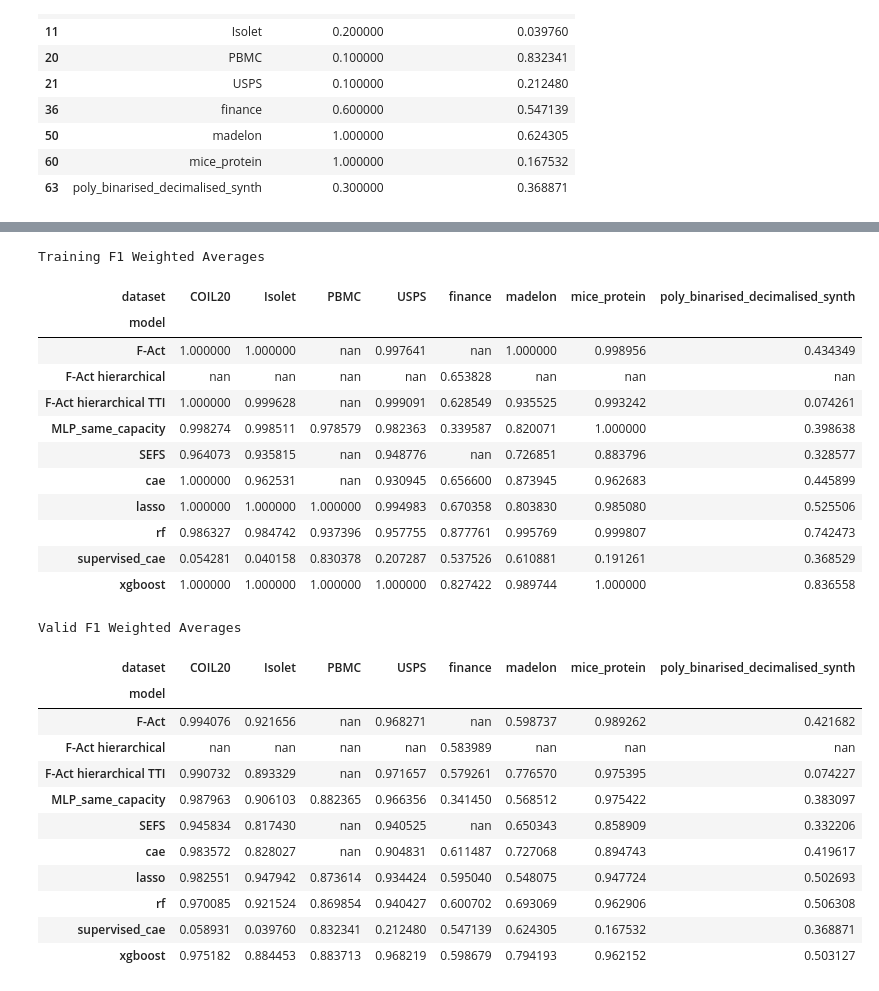
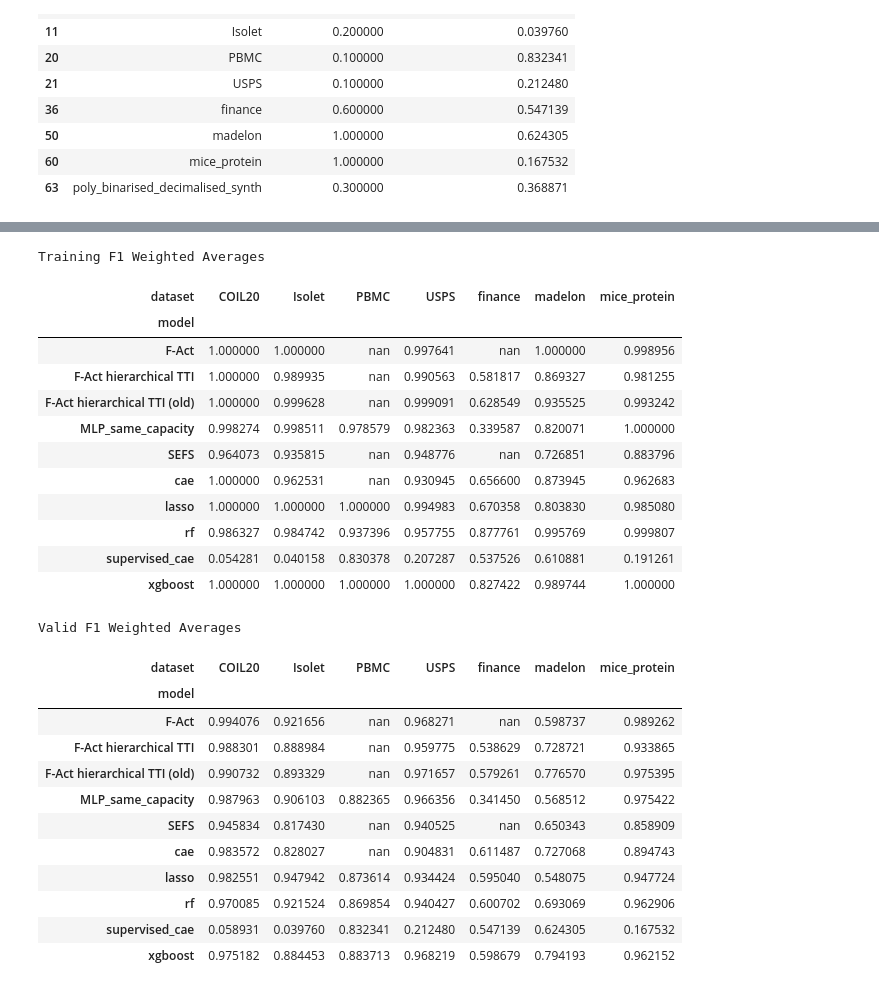
Before and after one commit to evanrex/feature-wise-active-adaptation, a Jupyter notebook: compute_results/compare_all_models.ipynb, the cells around one changed output, grey strips where cells are left out. Saved outputs shown, nothing was run; the diff lists cells and outputs as text; code cells hidden in the pictures.

```diff
--- a/compute_results/compare_all_models.ipynb
+++ b/compute_results/compare_all_models.ipynb
@@ -7,15 +7,15 @@ entity = "evangeorgerex"
 project = "fwal"
 
 sweep_ids = [
-    # FWAL models
+    # # FWAL models
     "ho0m3j5w", # FWAL
-    # "iw8hr7oj", # FWAl hierarchical
-    # "ryhck7mh", # FWAl hierarchical sigmoid
-    # "bwhcxdf3", # FWAL hierarchical shared
-    # "54j0jkpy", # FWAL hierarchical shared sigmoid loss
-    # "9npryg91", # FWAL hierarchical TTI loss
+    # # "iw8hr7oj", # FWAl hierarchical
+    # # "ryhck7mh", # FWAl hierarchical sigmoid
+    # # "bwhcxdf3", # FWAL hierarchical shared
+    # # "54j0jkpy", # FWAL hierarchical shared sigmoid loss
+    # # "9npryg91", # FWAL hierarchical TTI loss
     "x9s9n05b", # FWAL hierarchical TTI loss L1 ablation
-    # "7i2o46ri", # FWAL hierarchical TTI loss L1 ablation (updated TTI loss, still running)
+    "7i2o46ri", # FWAL hierarchical TTI loss L1 ablation (updated TTI loss, still running)
 
     # Baselines
     "zkvbu18r", # lasso baseline
@@ -35,7 +35,9 @@ sweep_ids = [
     "4upk4xrk", # RF finance
     "2bqm9fb6", # MLP finance
     "xpxe64ee", # LASSO finance
+
     # "91aly80j", # FWAL finance
+
     "jqulrkke", # cae finance
     # PBMC
     "vle39arl", # supervised cae
@@ -106,7 +108,9 @@ def fetch_runs(entity, project, sweep_ids):
                             model_name = "F-Act hierarchical shared"
                             if run.config.get("sigmoid_loss", False):
                                 model_name = "F-Act hierarchical shared L_sig"
-                    if sweep_id in ["9npryg91", "x9s9n05b"]:
+                    if sweep_id == "x9s9n05b":
+                        model_name = "F-Act hierarchical TTI (old)"
+                    if sweep_id in ["9npryg91", "7i2o46ri"]:
                         model_name = "F-Act hierarchical TTI"
                 run_data = {
                     "model": model_name,  # Assuming model name is stored in 'model_name'
@@ -128,6 +132,8 @@ def fetch_runs(entity, project, sweep_ids):
                     run_data["CAE_neurons_ratio"] = run.config.get("CAE_neurons_ratio")
                 elif model_name == "F-Act hierarchical TTI":
                     run_data["sparsity_regularizer_hyperparam"] = run.config.get("sparsity_regularizer_hyperparam")
+                elif model_name == "F-Act hierarchical TTI (old)":
+                    run_data["sparsity_regularizer_hyperparam"] = run.config.get("sparsity_regularizer_hyperparam")
 
 
                 runs_data.append(run_data)
@@ -138,7 +144,7 @@ def process_runs_data(runs_data):
     df = pd.DataFrame(runs_data)
 
     # Handling models with hyperparameter sweeps separately
-    models_with_hyperparams = ['lasso', 'rf', 'cae', 'supervised_cae', 'F-Act hierarchical TTI']
+    models_with_hyperparams = ['lasso', 'rf', 'cae', 'supervised_cae', 'F-Act hierarchical TTI', 'F-Act hierarchical TTI (old)']
     best_hyperparams = {}
 
     for model in models_with_hyperparams:
@@ -152,6 +158,8 @@ def process_runs_data(runs_data):
         elif model in ['cae', 'supervised_cae']:
             best_combinations = model_df.groupby(['dataset', 'CAE_neurons_ratio'])['bestmodel_valid/F1_weighted'].mean().reset_index()
         elif model == 'F-Act hierarchical TTI':
+            best_combinations = model_df.groupby(['dataset', 'sparsity_regularizer_hyperparam'])['bestmodel_valid/F1_weighted'].mean().reset_index()
+        elif model == 'F-Act hierarchical TTI (old)': # Same as above, but for the old TTI loss
             best_combinations = model_df.groupby(['dataset', 'sparsity_regularizer_hyperparam'])['bestmodel_valid/F1_weighted'].mean().reset_index()
 
         # Identify the best hyperparameters for each dataset
@@ -170,6 +178,8 @@ def process_runs_data(runs_data):
             df = df[~((df['model'] == 'supervised_cae') & ~df[['dataset', 'CAE_neurons_ratio']].apply(tuple, 1).isin(best_combinations[['dataset', 'CAE_neurons_ratio']].apply(tuple, 1)))]
         elif model == 'F-Act hierarchical TTI':
             df = df[~((df['model'] == 'F-Act hierarchical TTI') & ~df[['dataset', 'sparsity_regularizer_hyperparam']].apply(tuple, 1).isin(best_combinations[['dataset', 'sparsity_regularizer_hyperparam']].apply(tuple, 1)))]
+        elif model == 'F-Act hierarchical TTI (old)':
+            df = df[~((df['model'] == 'F-Act hierarchical TTI (old)') & ~df[['dataset', 'sparsity_regularizer_hyperparam']].apply(tuple, 1).isin(best_combinations[['dataset', 'sparsity_regularizer_hyperparam']].apply(tuple, 1)))]
 
     # Now, group by model and dataset to average across seeds for the final analysis
     final_grouped = df.groupby(['model', 'dataset']).mean().reset_index()
@@ -329,32 +341,33 @@ table_styles = [
 train_pivot.style.set_table_styles(table_styles).set_caption("Training F1 Weighted Averages").apply(highlight_max)
 # %% [output]
 Training F1 Weighted Averages
-| dataset | COIL20 | Isolet | PBMC | USPS | finance | madelon | mice_protein | poly_binarised_decimalised_synth |
-| model |  |  |  |  |  |  |  |  |
-| F-Act | 1.000000 | 1.000000 | nan | 0.997641 | nan | 1.000000 | 0.998956 | 0.434349 |
-| F-Act hierarchical | nan | nan | nan | nan | 0.653828 | nan | nan | nan |
-| F-Act hierarchical TTI | 1.000000 | 0.999628 | nan | 0.999091 | 0.628549 | 0.935525 | 0.993242 | 0.074261 |
-| MLP_same_capacity | 0.998274 | 0.998511 | 0.978579 | 0.982363 | 0.339587 | 0.820071 | 1.000000 | 0.398638 |
-| SEFS | 0.964073 | 0.935815 | nan | 0.948776 | nan | 0.726851 | 0.883796 | 0.328577 |
-| cae | 1.000000 | 0.962531 | nan | 0.930945 | 0.656600 | 0.873945 | 0.962683 | 0.445899 |
-| lasso | 1.000000 | 1.000000 | 1.000000 | 0.994983 | 0.670358 | 0.803830 | 0.985080 | 0.525506 |
-| rf | 0.986327 | 0.984742 | 0.937396 | 0.957755 | 0.877761 | 0.995769 | 0.999807 | 0.742473 |
-| supervised_cae | 0.054281 | 0.040158 | 0.830378 | 0.207287 | 0.537526 | 0.610881 | 0.191261 | 0.368529 |
-| xgboost | 1.000000 | 1.000000 | 1.000000 | 1.000000 | 0.827422 | 0.989744 | 1.000000 | 0.836558 |
+| dataset | COIL20 | Isolet | PBMC | USPS | finance | madelon | mice_protein |
+| model |  |  |  |  |  |  |  |
+| F-Act | 1.000000 | 1.000000 | nan | 0.997641 | nan | 1.000000 | 0.998956 |
+| F-Act hierarchical TTI | 1.000000 | 0.989935 | nan | 0.990563 | 0.581817 | 0.869327 | 0.981255 |
+| F-Act hierarchical TTI (old) | 1.000000 | 0.999628 | nan | 0.999091 | 0.628549 | 0.935525 | 0.993242 |
+| MLP_same_capacity | 0.998274 | 0.998511 | 0.978579 | 0.982363 | 0.339587 | 0.820071 | 1.000000 |
+| SEFS | 0.964073 | 0.935815 | nan | 0.948776 | nan | 0.726851 | 0.883796 |
+| cae | 1.000000 | 0.962531 | nan | 0.930945 | 0.656600 | 0.873945 | 0.962683 |
+| lasso | 1.000000 | 1.000000 | 1.000000 | 0.994983 | 0.670358 | 0.803830 | 0.985080 |
+| rf | 0.986327 | 0.984742 | 0.937396 | 0.957755 | 0.877761 | 0.995769 | 0.999807 |
+| supervised_cae | 0.054281 | 0.040158 | 0.830378 | 0.207287 | 0.537526 | 0.610881 | 0.191261 |
+| xgboost | 1.000000 | 1.000000 | 1.000000 | 1.000000 | 0.827422 | 0.989744 | 1.000000 |
 # %%
-valid_pivot.style.set_table_styles(table_styles).set_caption("Valid F1 Weighted Averages").apply(highlight_max)
+valid_df = valid_pivot.style.set_table_styles(table_styles).set_caption("Valid F1 Weighted Averages").apply(highlight_max)
+valid_df
 # %% [output]
 Valid F1 Weighted Averages
-| dataset | COIL20 | Isolet | PBMC | USPS | finance | madelon | mice_protein | poly_binarised_decimalised_synth |
-| model |  |  |  |  |  |  |  |  |
-| F-Act | 0.994076 | 0.921656 | nan | 0.968271 | nan | 0.598737 | 0.989262 | 0.421682 |
-| F-Act hierarchical | nan | nan | nan | nan | 0.583989 | nan | nan | nan |
-| F-Act hierarchical TTI | 0.990732 | 0.893329 | nan | 0.971657 | 0.579261 | 0.776570 | 0.975395 | 0.074227 |
-| MLP_same_capacity | 0.987963 | 0.906103 | 0.882365 | 0.966356 | 0.341450 | 0.568512 | 0.975422 | 0.383097 |
-| SEFS | 0.945834 | 0.817430 | nan | 0.940525 | nan | 0.650343 | 0.858909 | 0.332206 |
-| cae | 0.983572 | 0.828027 | nan | 0.904831 | 0.611487 | 0.727068 | 0.894743 | 0.419617 |
-| lasso | 0.982551 | 0.947942 | 0.873614 | 0.934424 | 0.595040 | 0.548075 | 0.947724 | 0.502693 |
-| rf | 0.970085 | 0.921524 | 0.869854 | 0.940427 | 0.600702 | 0.693069 | 0.962906 | 0.506308 |
-| supervised_cae | 0.058931 | 0.039760 | 0.832341 | 0.212480 | 0.547139 | 0.624305 | 0.167532 | 0.368871 |
-| xgboost | 0.975182 | 0.884453 | 0.883713 | 0.968219 | 0.598679 | 0.794193 | 0.962152 | 0.503127 |
+| dataset | COIL20 | Isolet | PBMC | USPS | finance | madelon | mice_protein |
+| model |  |  |  |  |  |  |  |
+| F-Act | 0.994076 | 0.921656 | nan | 0.968271 | nan | 0.598737 | 0.989262 |
+| F-Act hierarchical TTI | 0.988301 | 0.888984 | nan | 0.959775 | 0.538629 | 0.728721 | 0.933865 |
+| F-Act hierarchical TTI (old) | 0.990732 | 0.893329 | nan | 0.971657 | 0.579261 | 0.776570 | 0.975395 |
+| MLP_same_capacity | 0.987963 | 0.906103 | 0.882365 | 0.966356 | 0.341450 | 0.568512 | 0.975422 |
+| SEFS | 0.945834 | 0.817430 | nan | 0.940525 | nan | 0.650343 | 0.858909 |
+| cae | 0.983572 | 0.828027 | nan | 0.904831 | 0.611487 | 0.727068 | 0.894743 |
+| lasso | 0.982551 | 0.947942 | 0.873614 | 0.934424 | 0.595040 | 0.548075 | 0.947724 |
+| rf | 0.970085 | 0.921524 | 0.869854 | 0.940427 | 0.600702 | 0.693069 | 0.962906 |
+| supervised_cae | 0.058931 | 0.039760 | 0.832341 | 0.212480 | 0.547139 | 0.624305 | 0.167532 |
+| xgboost | 0.975182 | 0.884453 | 0.883713 | 0.968219 | 0.598679 | 0.794193 | 0.962152 |
 # %%
```
Also changed, not shown: parts of 6 cells of this notebook, 1 other file.
